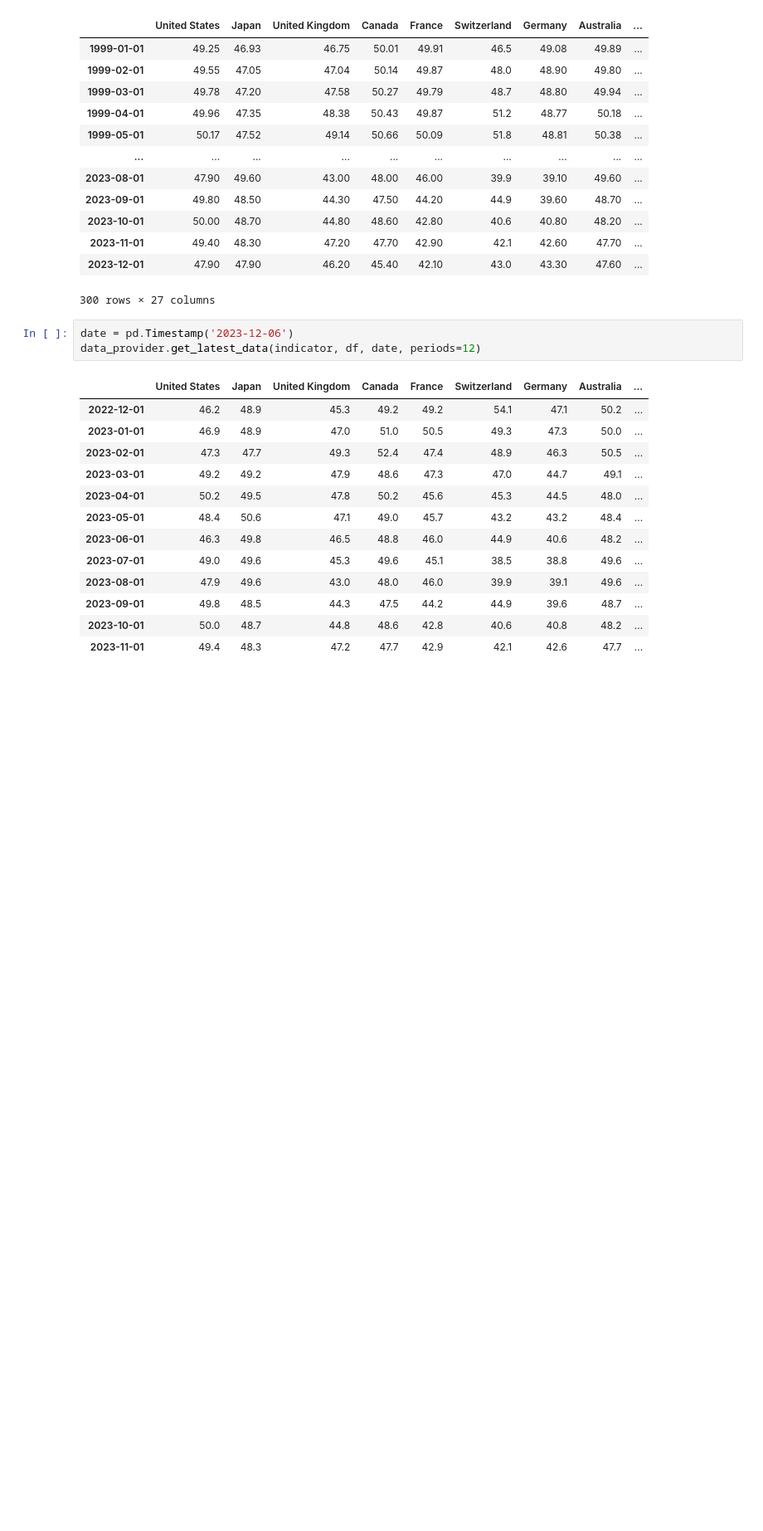
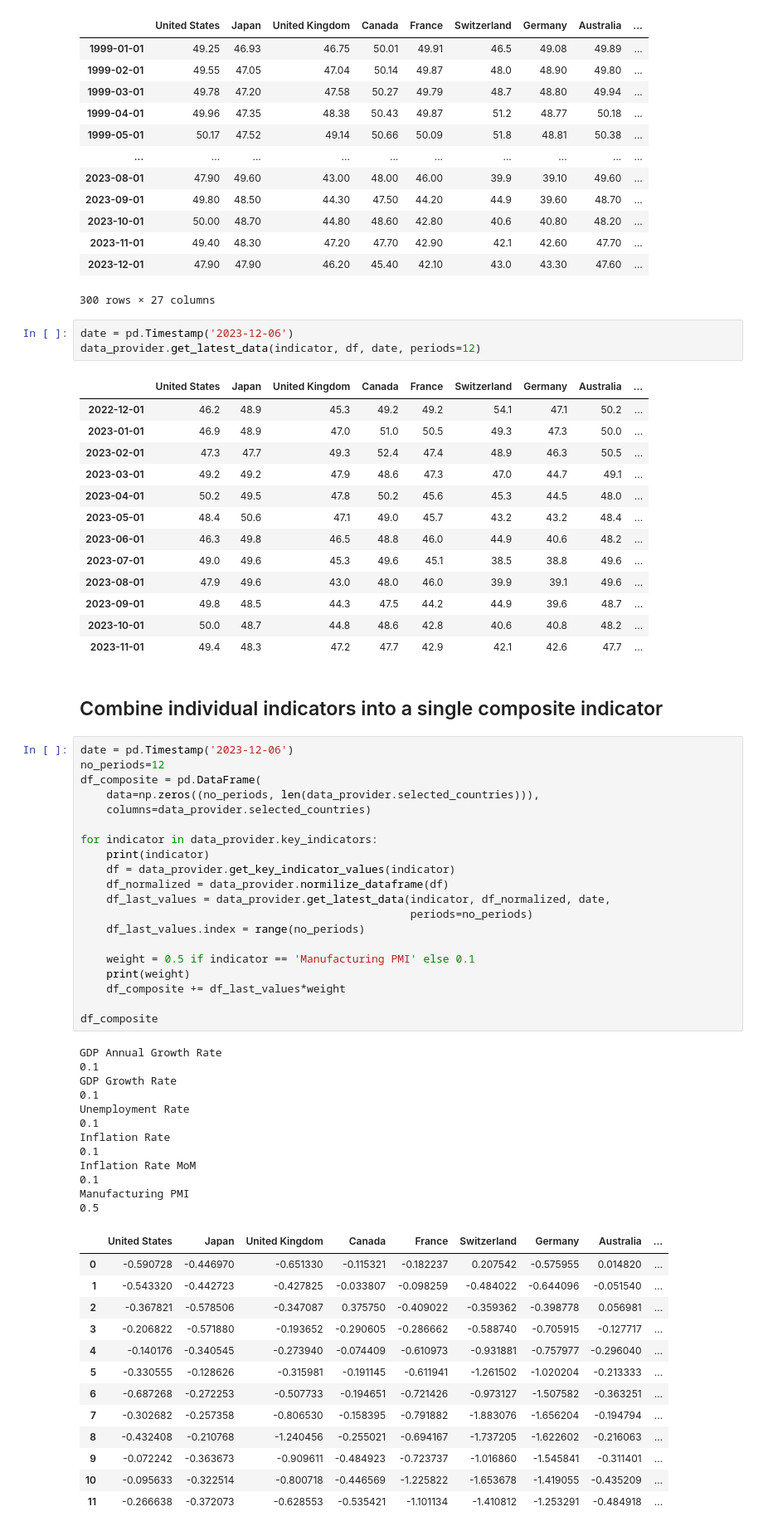
Before and after one commit to lharazin/TFM, a Jupyter notebook: Algorithm/data/prepare_indicators.ipynb, the cells around one changed output. Shown at 83% size. Cells and saved outputs as stored; diff of their text form; blank space fills up the shorter version.

Commit message:
composite indicator and days to recalculate

```diff
--- a/Algorithm/data/prepare_indicators.ipynb
+++ b/Algorithm/data/prepare_indicators.ipynb
@@ -735,3 +729,51 @@ data_provider.get_latest_data(indicator, df, date, periods=12)
 | 2023-09-01 | 49.8 | 48.5 | 44.3 | 47.5 | 44.2 | 44.9 | 39.6 | 48.7 | ... |
 | 2023-10-01 | 50.0 | 48.7 | 44.8 | 48.6 | 42.8 | 40.6 | 40.8 | 48.2 | ... |
 | 2023-11-01 | 49.4 | 48.3 | 47.2 | 47.7 | 42.9 | 42.1 | 42.6 | 47.7 | ... |
+# %% [markdown]
+## Combine individual indicators into a single composite indicator
+# %%
+date = pd.Timestamp('2023-12-06')
+no_periods=12
+df_composite = pd.DataFrame(
+    data=np.zeros((no_periods, len(data_provider.selected_countries))),
+    columns=data_provider.selected_countries)
+
+for indicator in data_provider.key_indicators:
+    print(indicator)
+    df = data_provider.get_key_indicator_values(indicator)
+    df_normalized = data_provider.normilize_dataframe(df)
+    df_last_values = data_provider.get_latest_data(indicator, df_normalized, date,
+                                                   periods=no_periods)
+    df_last_values.index = range(no_periods)
+
+    weight = 0.5 if indicator == 'Manufacturing PMI' else 0.1
+    print(weight)
+    df_composite += df_last_values*weight
+
+df_composite
+# %% [output]
+GDP Annual Growth Rate
+0.1
+GDP Growth Rate
+0.1
+Unemployment Rate
+0.1
+Inflation Rate
+0.1
+Inflation Rate MoM
+0.1
+Manufacturing PMI
+0.5
+|  | United States | Japan | United Kingdom | Canada | France | Switzerland | Germany | Australia | ... |
+| 0 | -0.590728 | -0.446970 | -0.651330 | -0.115321 | -0.182237 | 0.207542 | -0.575955 | 0.014820 | ... |
+| 1 | -0.543320 | -0.442723 | -0.427825 | -0.033807 | -0.098259 | -0.484022 | -0.644096 | -0.051540 | ... |
+| 2 | -0.367821 | -0.578506 | -0.347087 | 0.375750 | -0.409022 | -0.359362 | -0.398778 | 0.056981 | ... |
+| 3 | -0.206822 | -0.571880 | -0.193652 | -0.290605 | -0.286662 | -0.588740 | -0.705915 | -0.127717 | ... |
+| 4 | -0.140176 | -0.340545 | -0.273940 | -0.074409 | -0.610973 | -0.931881 | -0.757977 | -0.296040 | ... |
+| 5 | -0.330555 | -0.128626 | -0.315981 | -0.191145 | -0.611941 | -1.261502 | -1.020204 | -0.213333 | ... |
+| 6 | -0.687268 | -0.272253 | -0.507733 | -0.194651 | -0.721426 | -0.973127 | -1.507582 | -0.363251 | ... |
+| 7 | -0.302682 | -0.257358 | -0.806530 | -0.158395 | -0.791882 | -1.883076 | -1.656204 | -0.194794 | ... |
+| 8 | -0.432408 | -0.210768 | -1.240456 | -0.255021 | -0.694167 | -1.737205 | -1.622602 | -0.216063 | ... |
+| 9 | -0.072242 | -0.363673 | -0.909611 | -0.484923 | -0.723737 | -1.016860 | -1.545841 | -0.311401 | ... |
+| 10 | -0.095633 | -0.322514 | -0.800718 | -0.446569 | -1.225822 | -1.653678 | -1.419055 | -0.435209 | ... |
+| 11 | -0.266638 | -0.372073 | -0.628553 | -0.535421 | -1.101134 | -1.410812 | -1.253291 | -0.484918 | ... |
```
Also changed, not shown: parts of 21 cells of this notebook, 3 other files.
